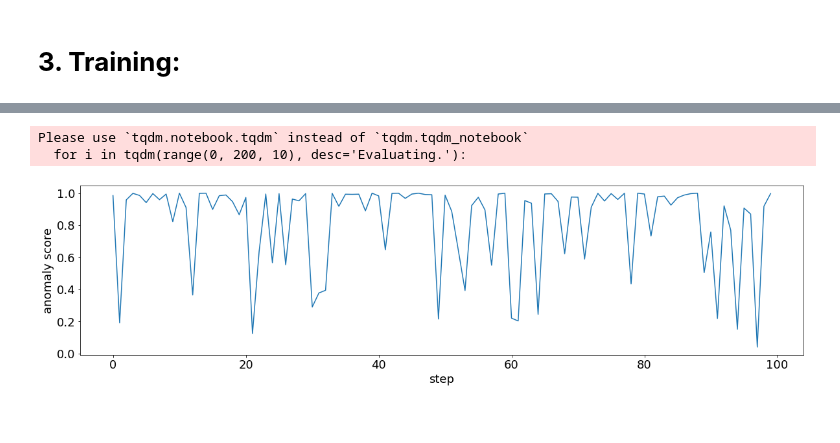
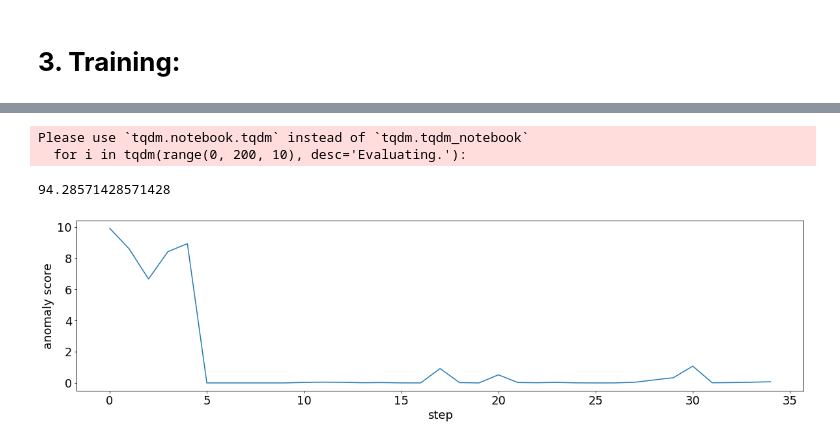
Before and after one commit to DemachiLaboratory/Weakly-supervised-anomoly-detection, a Jupyter notebook: CWRU.ipynb, the cells around one changed output, grey strips where cells are left out. Saved outputs shown, nothing was run; the diff lists cells and outputs as text; code cells hidden in the pictures.

Commit message:
Add files via upload
feat: pre-process the CWRU dataset as sampling first

```diff
--- a/CWRU.ipynb
+++ b/CWRU.ipynb
@@ -352,5 +354,3 @@ from google.colab import drive
 drive.mount('/content/drive')
 # %% [output]
 Mounted at /content/drive
-# %%
-data_dir = 'drive/MyDrive/tts/CWRU/data'
@@ -807,7 +806,7 @@ class FeedForward_Layer(tf.keras.layers.Layer):
         final_output = self.dense2(output)
         return final_output
 # %%
-class Encoding_Layer(tf.keras.layers.Layer):
+class Encoding_Layer(tf.keras.layers.Layer): #LN
     def __init__(self,num_heads,d_model,hidden_layer_shape,rate=0.1):
         super(Encoding_Layer,self).__init__()
         self.d_model = d_model
@@ -818,6 +817,9 @@ class Encoding_Layer(tf.keras.layers.Layer):
         self.norm2 = tf.keras.layers.LayerNormalization(epsilon = 1e-6)
         self.dropout1 = tf.keras.layers.Dropout(rate)
         self.dropout2 = tf.keras.layers.Dropout(rate)
+        norm_initializer = tf.keras.initializers.RandomNormal(mean=1.0, stddev=0.01)
+#        self.norm1 = layers.BatchNormalization(momentum=0.90, epsilon=10**-5, gamma_initializer=norm_initializer)
+#        self.norm2 = layers.BatchNormalization(momentum=0.90, epsilon=10**-5, gamma_initializer=norm_initializer)
 
     def call(self,input,mask,training = True):
         #part 1
@@ -1118,0 +1128,12 @@ plt.show()
+# %%
+#Cross Validation
+def cross_division(start,data,batch_size,split):
+  ''' start: refers to the Kth Cross-validation data
+      batch_size: batch_size
+      split: K
+  '''
+  val_start = start * batch_size // split  #val_start: the real start dividing point in the original datasets
+  val_end = (start +1) * batch_size // split #val_end: the real end dividing point in the original datasets
+  train_batch = np.vstack((data[:val_start],data[val_end:]))
+  test_batch = data[val_start:val_end]
+  return train_batch,test_batch
@@ -1119,22 +1317,26 @@ plt.show()
 # %%
-#positive testing batch
+#test conv1d
+pos_test_batch = CWRUCVdataset.processed_test_batch_ab
+neg_test_batch = CWRUCVdataset.processed_test_batch
+test_batch = tf.concat([pos_test_batch,neg_test_batch],0)
+test_batch_size = int(0.1*batch_size)
+normal_num = len(files_dic['normal_file'])
+test_result=tf.zeros([35, 0, 1])
+for i in tqdm(range(0, 200, 10), desc='Evaluating.'):
+    test_buf = model(test_batch[:, i:i+10])
+    test_result = tf.concat([test_result, test_buf], axis=1)
 
-test_batch = CWRUdataset.get_test_batch()
-pos_test_batch = test_batch['pos_test_data']
-
-#result shape(testing_batch_size,time_stpes/10,1)
-test_result = tf.zeros([5, 0, 1])
-for i in tqdm(range(0, 200, 10), desc='Evaluating.'):
-    test_buf = model(pos_test_batch[:, i:i+10])
-    test_result = tf.concat([test_result, test_buf], axis=1)
-test_result = test_result[0:5]
-test_result = np.squeeze(test_result, axis=2).flatten()
+test_result = np.sum(np.squeeze(test_result, axis=2),axis=1)
+result=np.where(test_result<threshold,0,1)
+accuracy = (np.sum(result[:test_batch_size]==1)+np.sum(result[test_batch_size:]==0))/len(result)*100 #neg_batch label: 0 && pos_batch label: 1
+print(accuracy)
 
 plt.rcParams['font.size'] = 18
 plt.subplot(xlabel='step', ylabel='anomaly score')
 plt.plot(test_result)
 plt.show()
 # %% [output]
 Please use `tqdm.notebook.tqdm` instead of `tqdm.tqdm_notebook`
   for i in tqdm(range(0, 200, 10), desc='Evaluating.'):
+94.28571428571428
-[figure, old version]
+[figure, new version]
```
Also changed, not shown: parts of 25 cells of this notebook.
